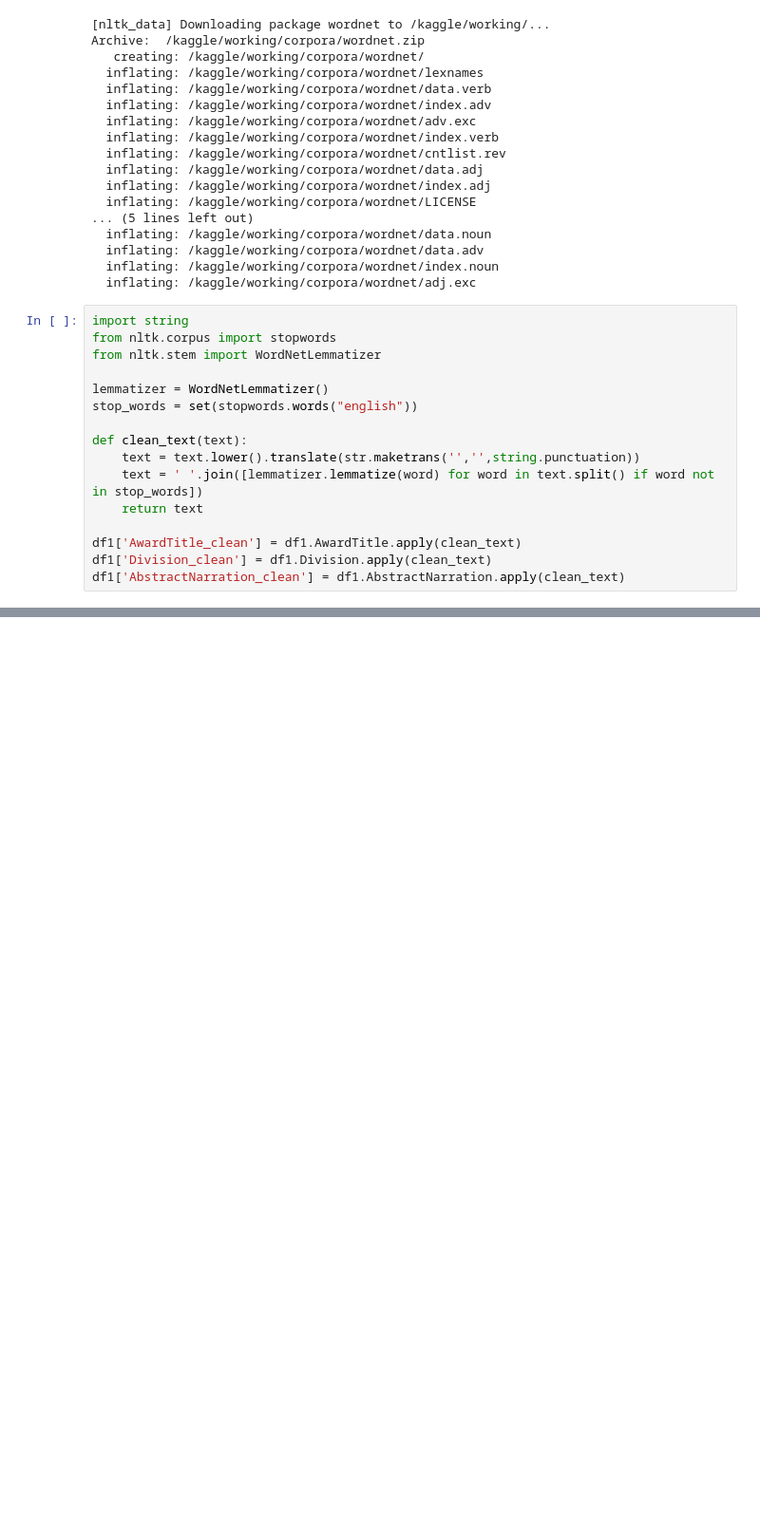
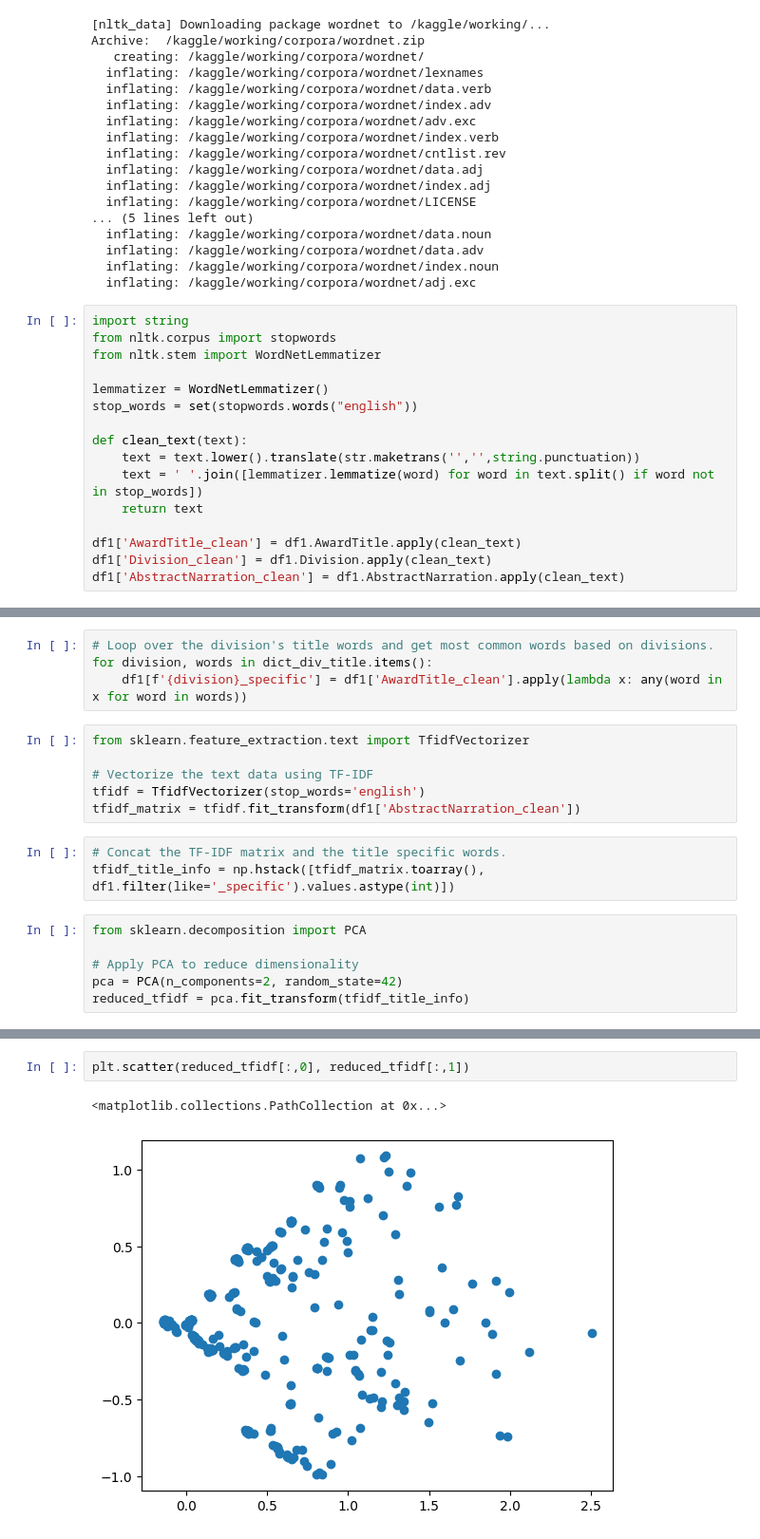
Before and after one commit to EdRome/GlobantChallenge, a Jupyter notebook: challengeglobant.ipynb, the cells around one changed output, grey strips where cells are left out. Shown at 95% size. Drawn from its saved outputs; the diff is of its cells as text; blank space fills up the shorter version.

```diff
--- a/challengeglobant.ipynb
+++ b/challengeglobant.ipynb
@@ -384,0 +426,19 @@ plt.show()
+# %%
+# Loop over the division's title words and get most common words based on divisions.
+for division, words in dict_div_title.items():
+    df1[f'{division}_specific'] = df1['AwardTitle_clean'].apply(lambda x: any(word in x for word in words))
+# %%
+from sklearn.feature_extraction.text import TfidfVectorizer
+
+# Vectorize the text data using TF-IDF
+tfidf = TfidfVectorizer(stop_words='english')
+tfidf_matrix = tfidf.fit_transform(df1['AbstractNarration_clean'])
+# %%
+# Concat the TF-IDF matrix and the title specific words.
+tfidf_title_info = np.hstack([tfidf_matrix.toarray(), df1.filter(like='_specific').values.astype(int)])
+# %%
+from sklearn.decomposition import PCA
+
+# Apply PCA to reduce dimensionality
+pca = PCA(n_components=2, random_state=42)
+reduced_tfidf = pca.fit_transform(tfidf_title_info)
@@ -384,0 +453,5 @@ plt.show()
+# %%
+plt.scatter(reduced_tfidf[:,0], reduced_tfidf[:,1])
+# %% [output]
+<matplotlib.collections.PathCollection at 0x...>
+[figure, added]
```
Also changed, not shown: parts of 31 cells of this notebook.
